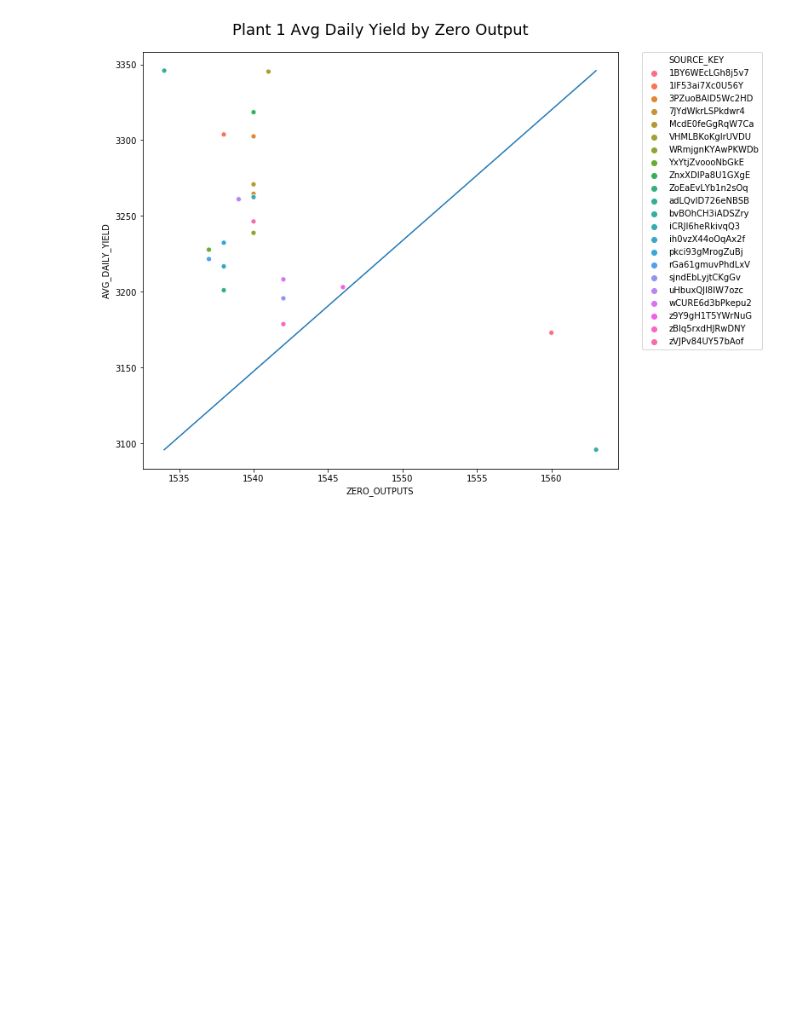
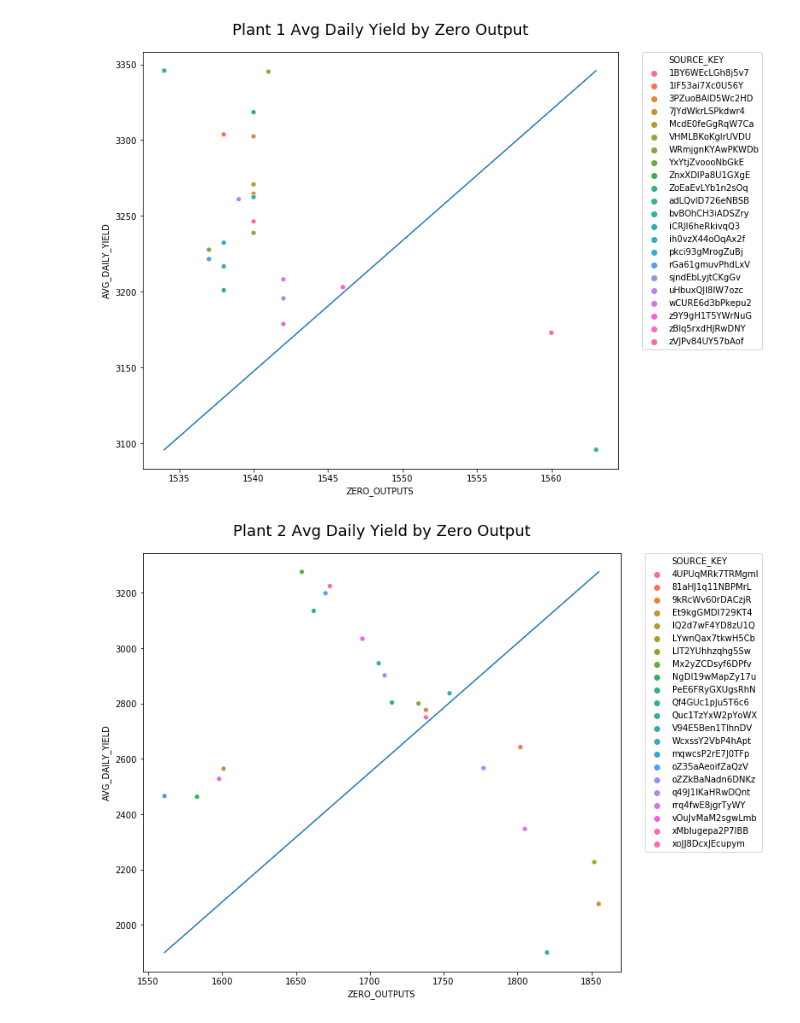
Before and after one commit to CloudforestTechnologies/solar-power-generation-project, a Jupyter notebook: Notebooks/2.0-pm-detecting-faulty-inverters.ipynb, the cells around one changed output. Saved outputs shown, nothing was run; the diff lists cells and outputs as text; code cells hidden in the pictures; blank space fills up the shorter version.

Commit message:
Plant 2 figure implemented.

```diff
--- a/Notebooks/2.0-pm-detecting-faulty-inverters.ipynb
+++ b/Notebooks/2.0-pm-detecting-faulty-inverters.ipynb
@@ -79,3 +68,31 @@ plt.plot(x, y)
 plt.show()
 # %% [output]
 [figure]
+# %%
+# Plant 2 Zero Outputs by Daily Yield
+
+# Count number of zero instances per cell
+zero_outputs = df_plant2[df_plant2['DC_POWER'] == 0].groupby('SOURCE_KEY')['DATE_TIME'].count().reset_index().rename(columns = {'DATE_TIME' : 'ZERO_OUTPUTS'})
+zero_outputs.sort_values('ZERO_OUTPUTS', ascending = False)
+
+# Create a grouping of source keys and avg daily yield
+daily_yield = df_plant2.groupby(['SOURCE_KEY'])[['SOURCE_KEY', 'AVG_DAILY_YIELD']].mean().reset_index().sort_values('AVG_DAILY_YIELD', ascending = False)
+
+# Merge zero instances and avg daily yield to identify cells with lots of downtime
+plant2_efficiency = pd.merge(zero_outputs, daily_yield, how = 'inner', on = 'SOURCE_KEY')
+
+plt.figure(figsize = (10, 9))
+fig = sns.scatterplot(data = plant2_efficiency, x = 'ZERO_OUTPUTS', y = 'AVG_DAILY_YIELD', hue = 'SOURCE_KEY')
+
+# Style figure
+plt.title('Plant 2 Avg Daily Yield by Zero Output', fontsize = figures_helper.TITLE_FONTSIZE, pad = 20)
+plt.legend(bbox_to_anchor = (1.05, 1), loc = 2, borderaxespad = 0)
+
+# Add dividing line
+x = (1561, 1855)
+y = (1900.21, 3275.59)
+plt.plot(x, y)
+
+plt.show()
+# %% [output]
+[figure, added]
```
Also changed, not shown: parts of 2 cells of this notebook.
